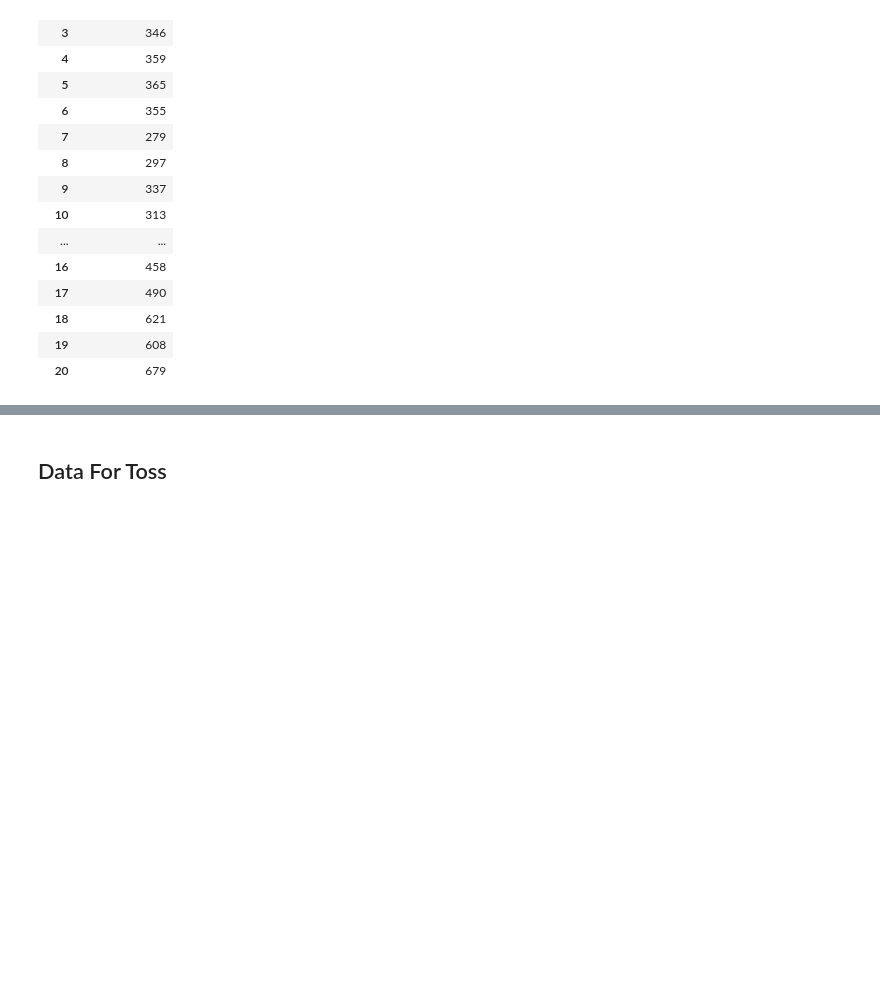
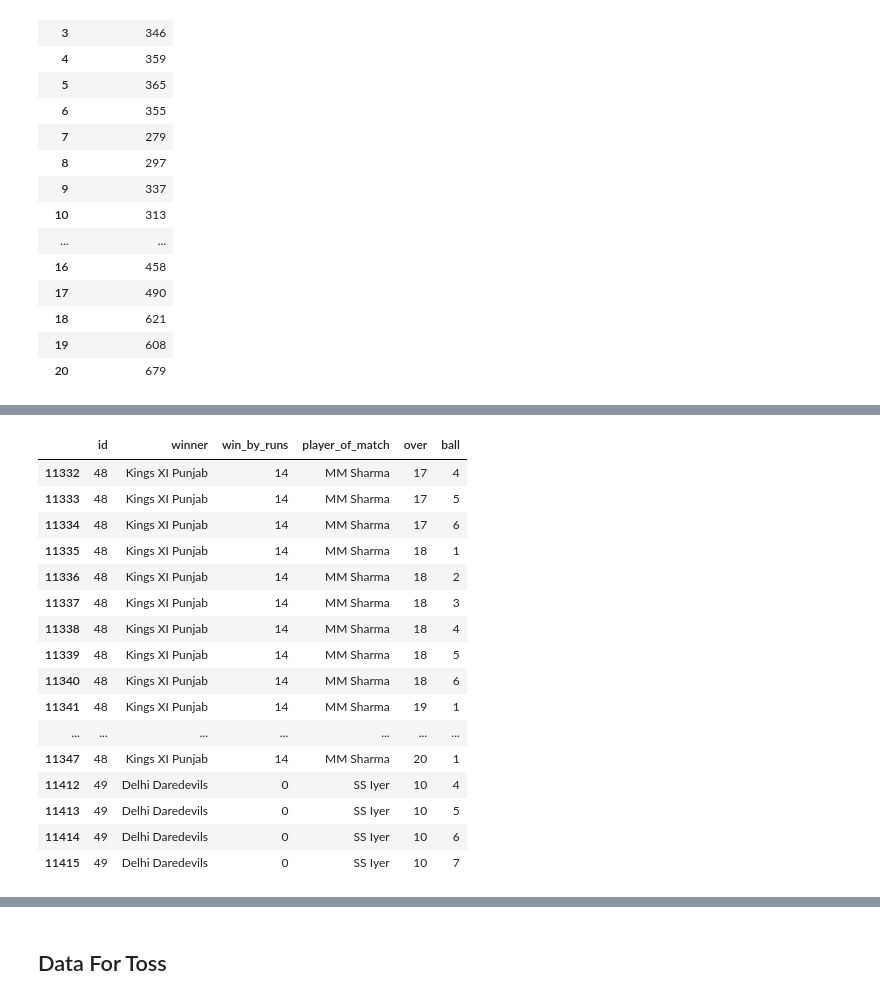
Before and after one commit to Utkarsh736/IPL_Data_Analysis, a Jupyter notebook: Template.ipynb, the cells around one changed output, grey strips where cells are left out. Drawn from its saved outputs; the diff is of its cells as text; code cells hidden in the pictures; blank space fills up the shorter version.

```diff
--- a/Template.ipynb
+++ b/Template.ipynb
@@ -249,0 +256,20 @@ match_merge_df
+# %%
+test2[['id', 'winner', 'win_by_runs', 'player_of_match', 'over', 'ball']].tail(20)
+# %% [output]
+|  | id | winner | win_by_runs | player_of_match | over | ball |
+| 11332 | 48 | Kings XI Punjab | 14 | MM Sharma | 17 | 4 |
+| 11333 | 48 | Kings XI Punjab | 14 | MM Sharma | 17 | 5 |
+| 11334 | 48 | Kings XI Punjab | 14 | MM Sharma | 17 | 6 |
+| 11335 | 48 | Kings XI Punjab | 14 | MM Sharma | 18 | 1 |
+| 11336 | 48 | Kings XI Punjab | 14 | MM Sharma | 18 | 2 |
+| 11337 | 48 | Kings XI Punjab | 14 | MM Sharma | 18 | 3 |
+| 11338 | 48 | Kings XI Punjab | 14 | MM Sharma | 18 | 4 |
+| 11339 | 48 | Kings XI Punjab | 14 | MM Sharma | 18 | 5 |
+| 11340 | 48 | Kings XI Punjab | 14 | MM Sharma | 18 | 6 |
+| 11341 | 48 | Kings XI Punjab | 14 | MM Sharma | 19 | 1 |
+| ... | ... | ... | ... | ... | ... | ... |
+| 11347 | 48 | Kings XI Punjab | 14 | MM Sharma | 20 | 1 |
+| 11412 | 49 | Delhi Daredevils | 0 | SS Iyer | 10 | 4 |
+| 11413 | 49 | Delhi Daredevils | 0 | SS Iyer | 10 | 5 |
+| 11414 | 49 | Delhi Daredevils | 0 | SS Iyer | 10 | 6 |
+| 11415 | 49 | Delhi Daredevils | 0 | SS Iyer | 10 | 7 |
```
Also changed, not shown: parts of 12 cells of this notebook.
